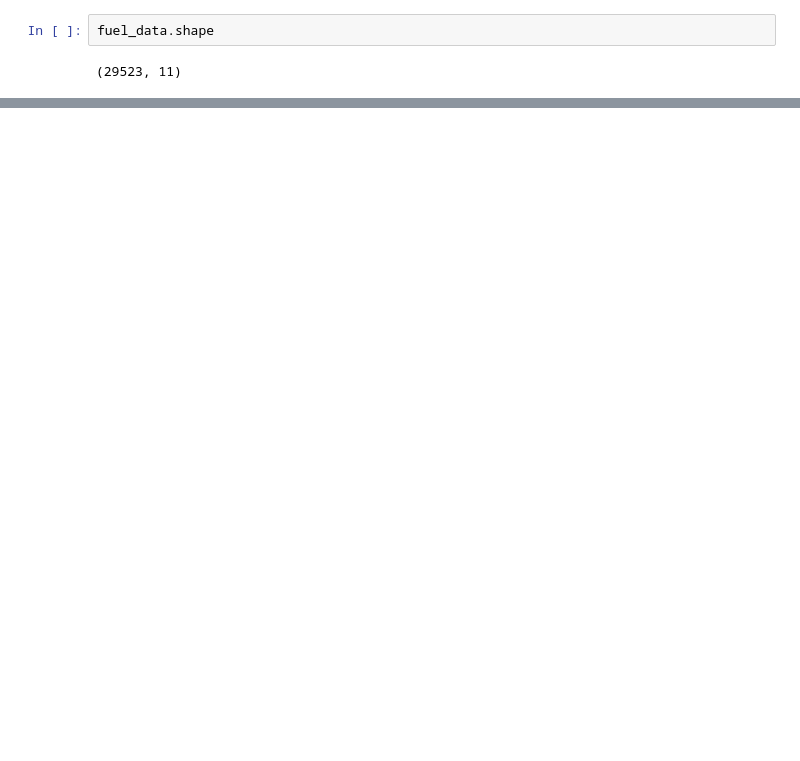
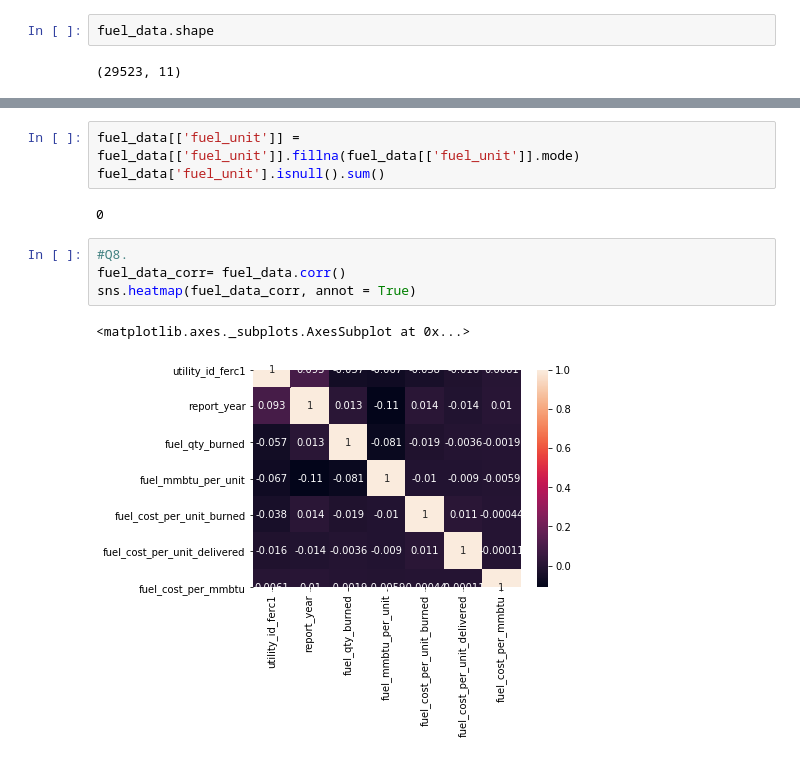
Before and after one commit to Tbori1/Hamoye-stage-A-quiz-, a Jupyter notebook: Hamoye Stage A Quiz.ipynb, the cells around one changed output, grey strips where cells are left out. Saved outputs shown, nothing was run; the diff lists cells and outputs as text; blank space fills up the shorter version.

```diff
--- a/Hamoye Stage A Quiz.ipynb
+++ b/Hamoye Stage A Quiz.ipynb
@@ -63,0 +147,12 @@ fuel_data.shape
+# %%
+fuel_data[['fuel_unit']] = fuel_data[['fuel_unit']].fillna(fuel_data[['fuel_unit']].mode)
+fuel_data['fuel_unit'].isnull().sum()
+# %% [output]
+0
+# %%
+#Q8.
+fuel_data_corr= fuel_data.corr()
+sns.heatmap(fuel_data_corr, annot = True)
+# %% [output]
+<matplotlib.axes._subplots.AxesSubplot at 0x...>
+[figure, added]
```
Also changed, not shown: parts of 25 cells of this notebook.
